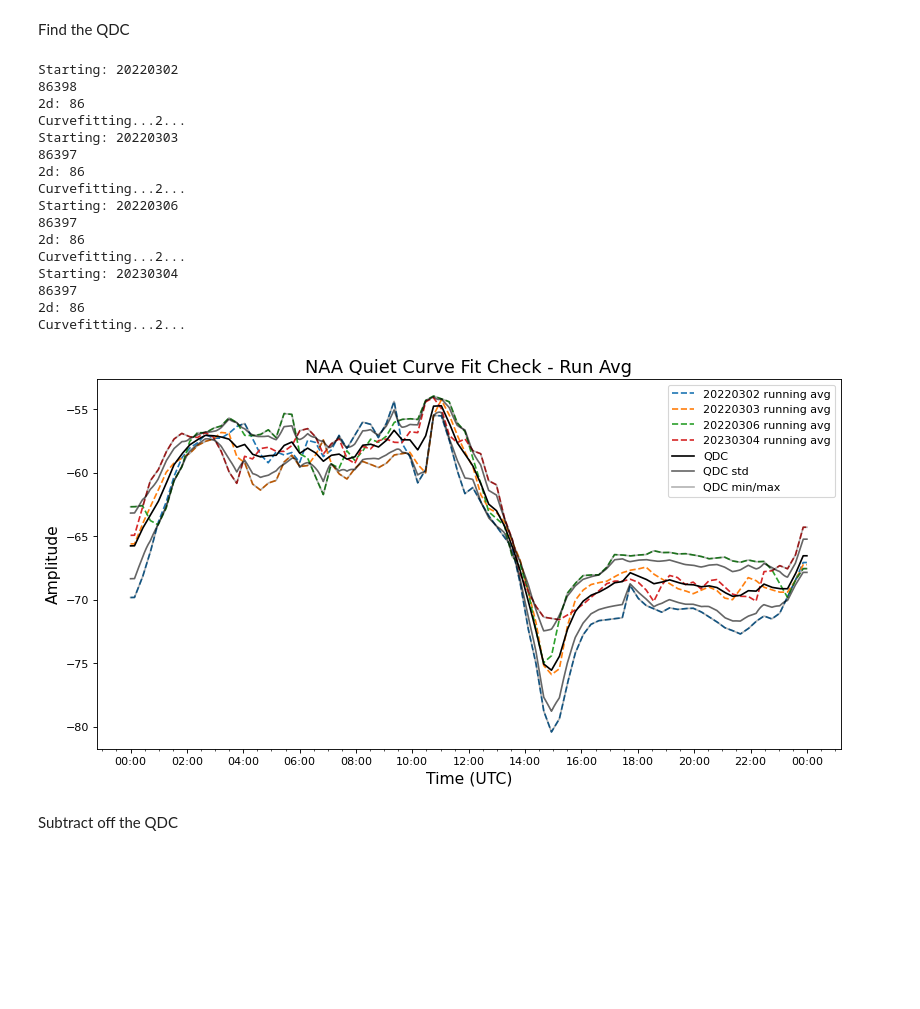
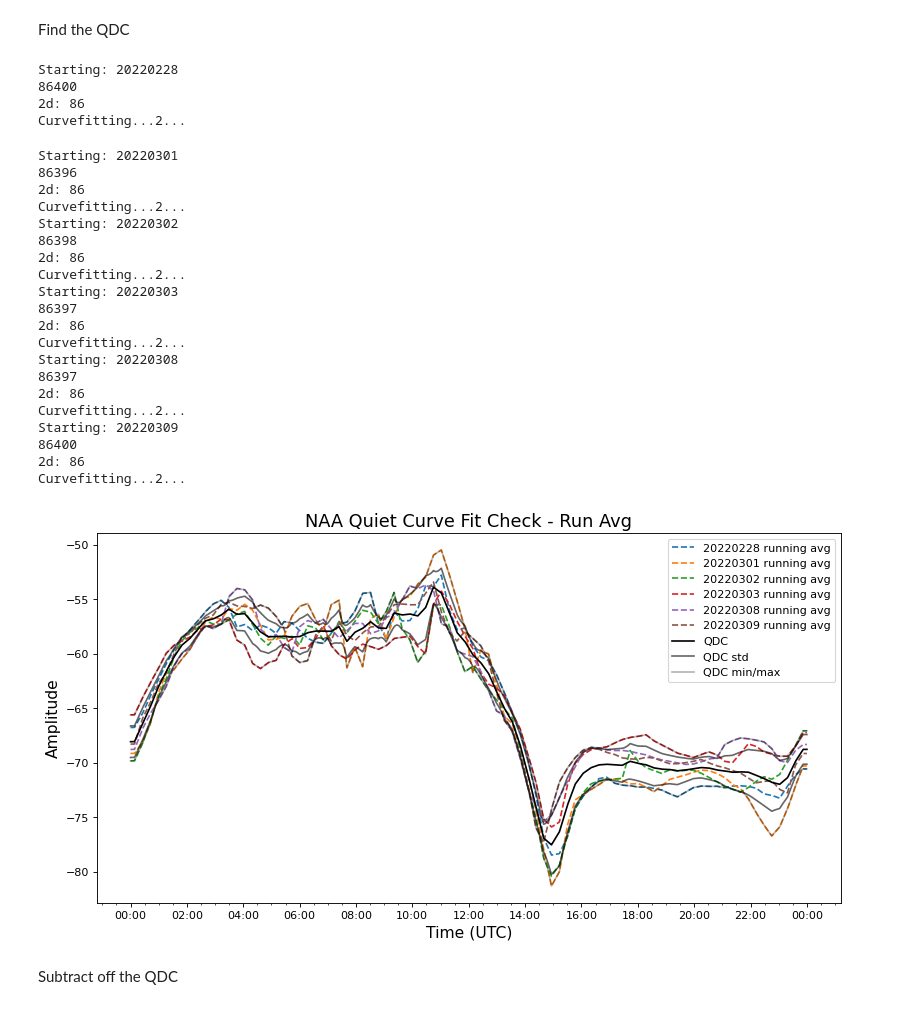
Before and after one commit to jodiejmclennan/VLF_project, a Jupyter notebook: VLF-LAMP-analysis.ipynb, the cells around one changed output. Saved outputs shown, nothing was run; the diff lists cells and outputs as text; code cells hidden in the pictures; blank space fills up the shorter version.

```diff
--- a/VLF-LAMP-analysis.ipynb
+++ b/VLF-LAMP-analysis.ipynb
@@ -116,7 +116,8 @@ NRK20230308.txt
 # path names to find a quiet curve fit
 pathnames = ['NLK','NDK','NAA','NRK']
 # the quiet days for each path - following the order of pathnames
-quietdays = [['20220301','20220302','20220309','20220228','20220303','20220308'],['20220303','20230304','20230303','20230305','20230308'],['20220306','20220302','20220303','20230304'],['20220303','20220308','20220302']]
+quietdays = [['20220301','20220302','20220309','20220228','20220303','20220308'],['20220301','20220302','20220309','20220228','20220303','20220308'],['20220301','20220302','20220309','20220228','20220303','20220308'],['20220301','20220302','20220309','20220228','20220303','20220308']] # experimental list
+#quietdays = [['20220301','20220302','20220309','20220228','20220303','20220308'],['20220303','20230304','20230303','20230305','20230308'],['20220306','20220302','20220303','20230304'],['20220303','20220308','20220302']] # current list
 #quietdays = [['20220303','20220302','20220306','20220307'],['20220303','20220302','20220306','20220307'],['20220303','20220302','20220306','20220307'],['20220303','20220302','20220306','20220307']]
 
 # set the runnning average:
@@ -760,6 +774,7 @@ plt.legend()
 Find the QDC
 # %%
 # NAA QDC -  running average QDC (other methods kept but commented out)
+v=1
 pathcheck = 'NAA'
 pathindex = pathnames.index(pathcheck)
 bintime = 1000 # bin size for the running boxcar average
@@ -857,48 +872,58 @@ qdc_dict_v2[pathcheck].update({'minmax_runavg': runavg_minmax})
 #plt.plot(qdc_dict[pathcheck]['time'], qdc_dict[pathcheck]['amplitude'],'k', label=pathcheck+' avged quiet days')
 ax1.plot(time_dt, avg_amp_avg,'k',label='QDC')
 #ax1.plot(time_dt, avg_amp_cf,'k',label='QDC')
 #ax1.plot(time_dt, max_amp,'k',label='QDC max')
 
 # plot variability
 ax1.plot(time_dt, runavg_std+avg_amp_avg,'k-', alpha = 0.6, label='QDC std' )
 ax1.plot(time_dt, avg_amp_avg-runavg_std,'k-', alpha = 0.6)
 ax1.plot(time_dt, runavg_minmax[:,1]+avg_amp_avg,'k-', alpha = 0.3, label='QDC min/max' ) # max
 ax1.plot(time_dt, -runavg_minmax[:,0]+avg_amp_avg,'k-', alpha = 0.3) # min
 
 #ax1.set_xlabel('Time (s)')
 ax1.set_ylabel('Amplitude', fontsize = 14)
 plt.title(pathcheck+' Quiet Curve Fit Check - Run Avg', fontsize = 16)
 #plt.legend(loc='center right', bbox_to_anchor=(1.05, 0.75))
 plt.legend()
 
 ax1.set_xlabel('Time (UTC)',fontsize = 14)
 
 time_locator = mdates.HourLocator(byhour=range(24),
                                 interval = 2)
 minor_time_locator = mdates.MinuteLocator(byminute=[0,30])
 ax1.xaxis.set_minor_locator(minor_time_locator)
 h_fmt = mdates.DateFormatter('%H:%M')
 ax1.xaxis.set_major_locator(time_locator)
 ax1.xaxis.set_major_formatter(h_fmt)
 ax1.tick_params(axis='x', which='major', labelsize=10)
+# save plot
+plt.savefig( dir_main+'Plots/' + 'QDC_check_'+pathcheck + '_v'+str(v)+'.jpg', dpi=200)
 # %% [output]
-Starting: 20220302
-86398
+Starting: 20220228
+86400
 2d: 86
 Curvefitting...2...
-Starting: 20220303
-86397
-2d: 86
-Curvefitting...2...
-Starting: 20220306
-86397
-2d: 86
-Curvefitting...2...
-Starting: 20230304
-86397
-2d: 86
-Curvefitting...2...
+Starting: 20220301
+86396
+2d: 86
+Curvefitting...2...
+Starting: 20220302
+86398
+2d: 86
+Curvefitting...2...
+Starting: 20220303
+86397
+2d: 86
+Curvefitting...2...
+Starting: 20220308
+86397
+2d: 86
+Curvefitting...2...
+Starting: 20220309
+86400
+2d: 86
+Curvefitting...2...
-[figure, old version]
+[figure, new version]
 # %% [markdown]
 Subtract off the QDC
 # %%
```
Also changed, not shown: parts of 9 cells of this notebook, 12 other files.
